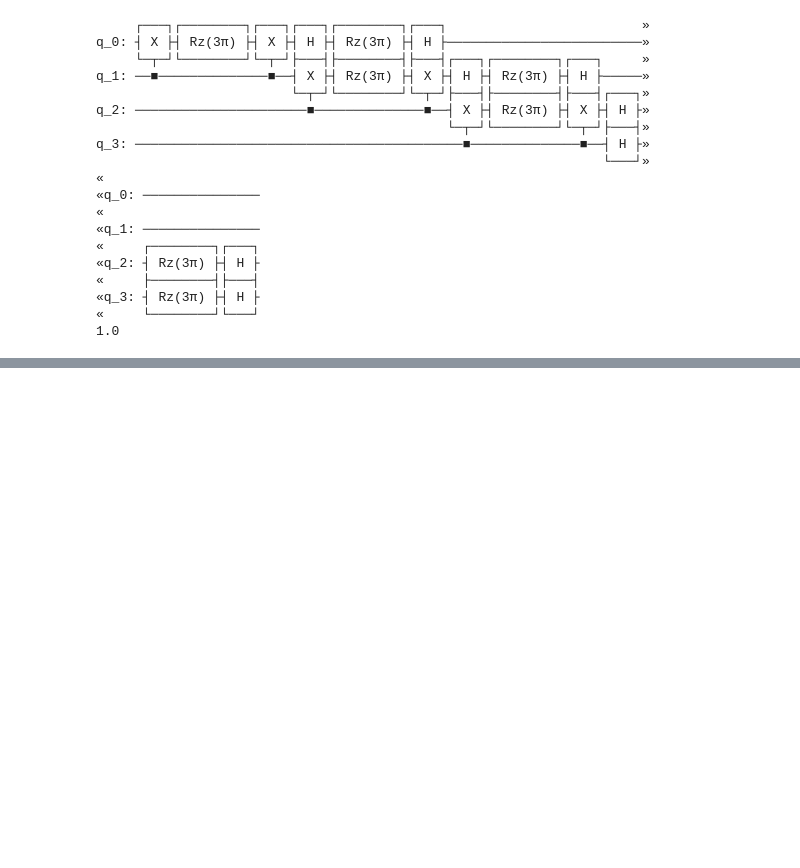
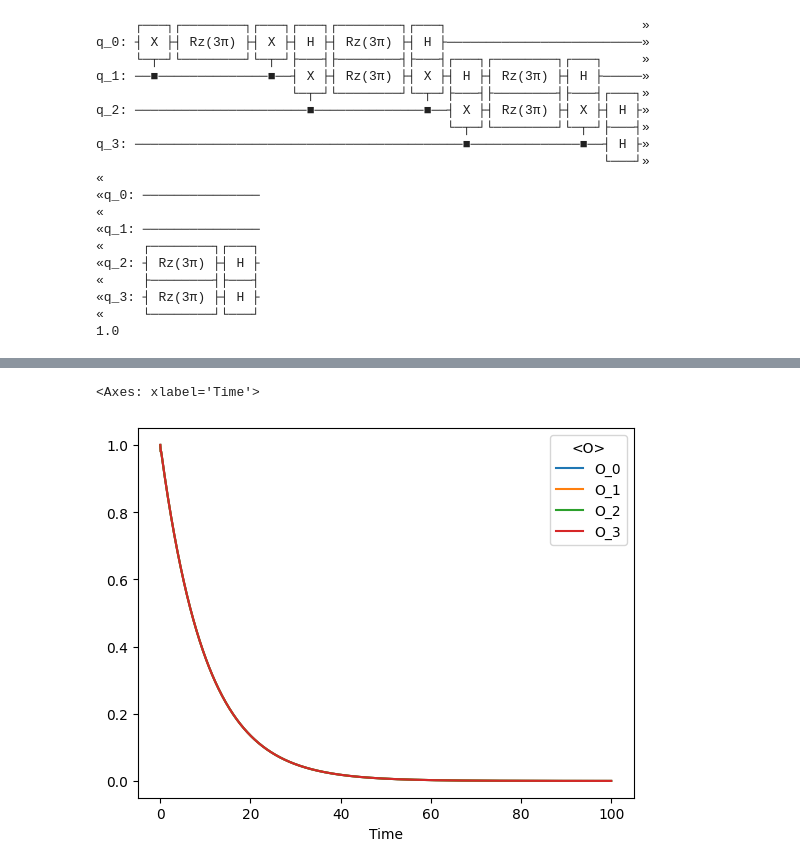
Before and after one commit to AprilSweettooth/Hamiltonian-Decomposition, a Jupyter notebook: trotterization.ipynb, the cells around one changed output, grey strips where cells are left out. Cells and saved outputs as stored; diff of their text form; code cells hidden in the pictures; blank space fills up the shorter version.

```diff
--- a/trotterization.ipynb
+++ b/trotterization.ipynb
@@ -218 +278,33 @@ array([0.99980002, 0.97510222, 0.91217056, 0.81886653, 0.70631686,
+# %%
+from trotter.hamsimtrotter_scipy import AlgorithmHamSimTrotterCheat
+hamiltonian = QubitPauliOperator(
+    {
+        QubitPauliString(
+            [Qubit(0), Qubit(1), Qubit(2), Qubit(3)],
+            [Pauli.Z, Pauli.Z, Pauli.I, Pauli.I],
+        ): 1,
+        QubitPauliString(
+            [Qubit(0), Qubit(1), Qubit(2), Qubit(3)],
+            [Pauli.I, Pauli.Z, Pauli.Z, Pauli.I],
+        ): 1,
+        QubitPauliString(
+            [Qubit(0), Qubit(1), Qubit(2), Qubit(3)],
+            [Pauli.I, Pauli.I, Pauli.Z, Pauli.Z],
+        ): 1,
+        QubitPauliString(
+            [Qubit(0), Qubit(1), Qubit(2), Qubit(3)],
+            [Pauli.Z, Pauli.I, Pauli.I, Pauli.Z],
+        ): 1,
+        QubitPauliString([Qubit(0), Qubit(1), Qubit(2), Qubit(3)], [Pauli.X, Pauli.X, Pauli.X, Pauli.X]): 1,
+    }
+)
+measurements = [QubitPauliOperator({QubitPauliString([Qubit(i)], [Pauli.Z]): 1}) for i in range(4)]
+t_max=100
+n_trotter_steps = 1000
+trotter_time_evolution = AlgorithmHamSimTrotterCheat(Circuit(4),hamiltonian,measurements,t_max,n_trotter_steps)
+trotter_time_evolution.execute()
+trotter_time_evolution.evolved_measuremets.plot()
+# %% [output]
+<Axes: xlabel='Time'>
+[figure, added]
 # %%
```
Also changed, not shown: parts of 16 cells of this notebook, 12 other files.
